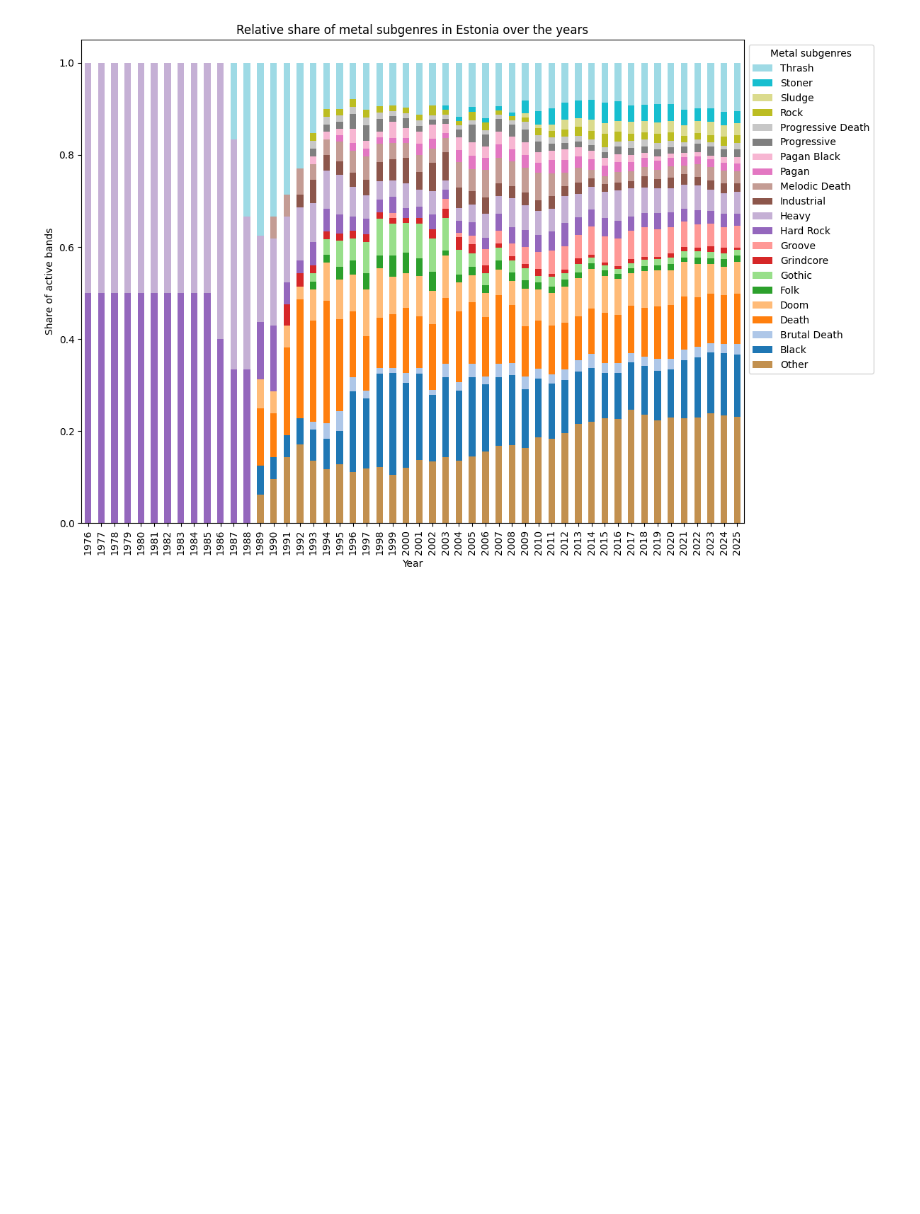
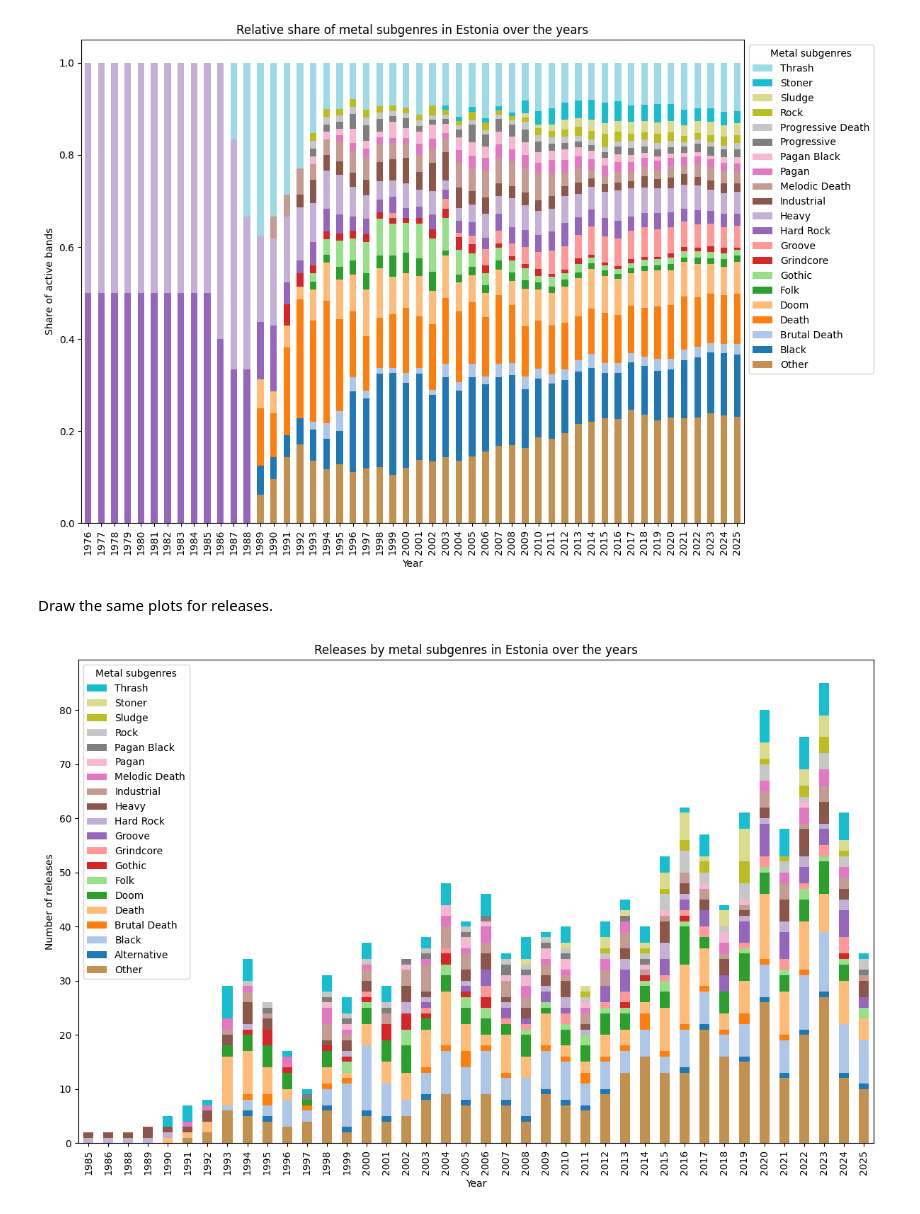
Before and after one commit to PeeterPulber/IDS2025-B14, a Jupyter notebook: plotting.ipynb, the cells around one changed output. Drawn from its saved outputs; the diff is of its cells as text; code cells hidden in the pictures; blank space fills up the shorter version.

Commit message:
More plots

```diff
--- a/plotting.ipynb
+++ b/plotting.ipynb
@@ -59,3 +59,31 @@ plt.tight_layout()
 plt.show()
 # %% [output]
 [figure]
+# %% [markdown]
+Draw the same plots for releases.
+# %%
+genres_by_year_releases = releases.T.dot(genres)
+
+# Label smaller genres as "Other" in the plot for less clutter
+threshold = 16
+small_genres = genres_by_year_releases.sum(axis=0) <= threshold
+
+major_genres = genres_by_year_releases.loc[:, ~small_genres].copy()
+other = genres_by_year_releases.loc[:, small_genres].sum(axis=1)
+
+major_genres = pd.concat([other.rename("Other"), major_genres], axis=1)
+
+colours = list(plt.cm.tab20.colors)
+colours.insert(0, "#c2904f")
+
+ax = major_genres.plot(kind="bar", stacked=True, figsize=(12, 8), color=colours,
+                       title="Releases by metal subgenres in Estonia over the years",
+                       xlabel="Year", ylabel="Number of releases")
+# Reverse legend order for ease of reading
+handles, labels = ax.get_legend_handles_labels()
+ax.legend(handles[::-1], labels[::-1], title="Metal subgenres")
+plt.tight_layout()
+#plt.savefig("releasestimeline.pdf")
+plt.show()
+# %% [output]
+[figure, added]
```
Also changed, not shown: parts of 6 cells of this notebook.
